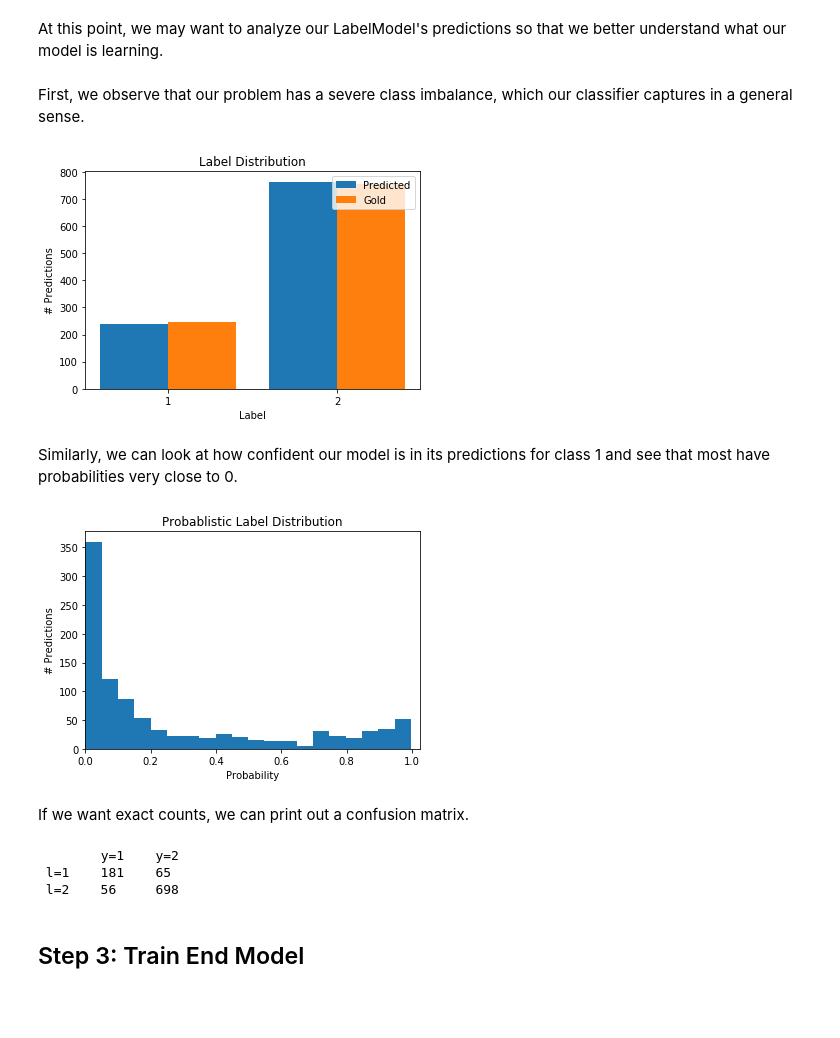
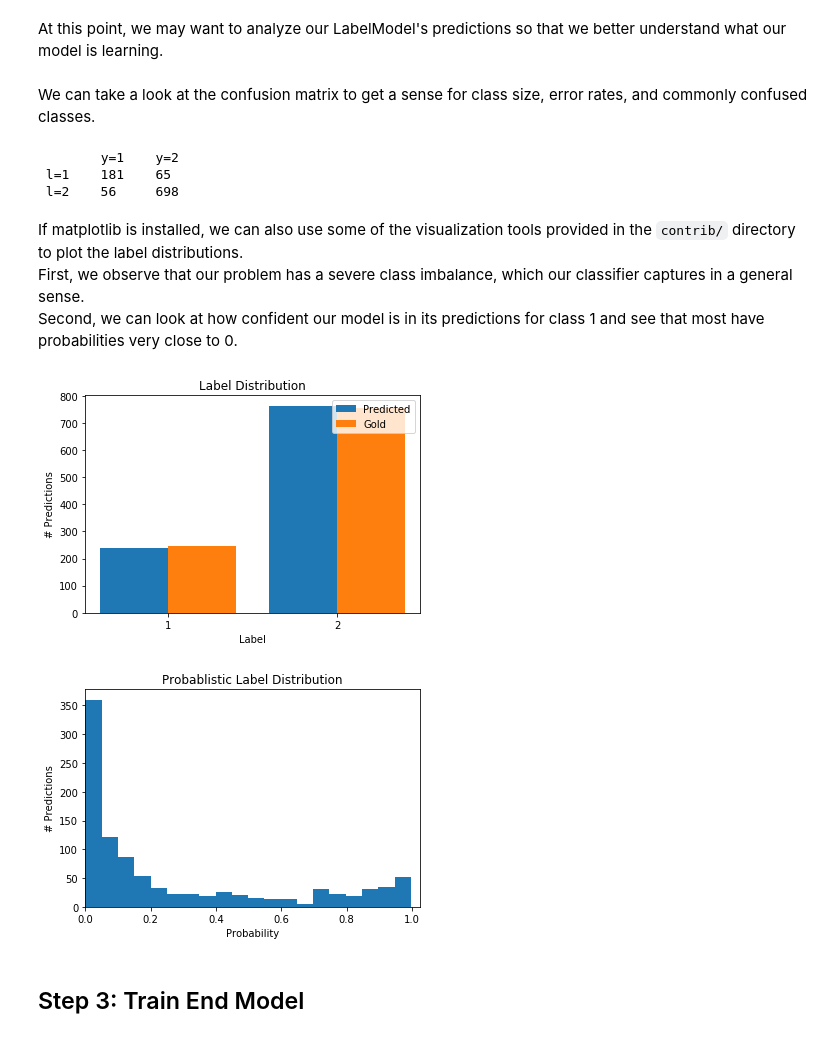
Before and after one commit to HazyResearch/metal, a Jupyter notebook: tutorials/Basics.ipynb, the cells around one changed output. Drawn from its saved outputs; the diff is of its cells as text; code cells hidden in the pictures; blank space fills up the shorter version.

Commit message:
Move matplotlib-based tools to contrib, update tutorials

```diff
--- a/tutorials/Basics.ipynb
+++ b/tutorials/Basics.ipynb
@@ -200,38 +179,39 @@ array([[0.33879491, 0.66120509],
 ### Analysis tools
 # %% [markdown]
 At this point, we may want to analyze our LabelModel's predictions so that we better understand what our model is learning.
-# %% [markdown]
-First, we observe that our problem has a severe class imbalance, which our classifier captures in a general sense.
+# %% [markdown]
+We can take a look at the confusion matrix to get a sense for class size, error rates, and commonly confused classes.
 # %%
-from metal.analysis import plot_predictions_histogram
+from metal.analysis import confusion_matrix
 
 Y_dev_p = label_model.predict(Ls[1])
 
-if 'CI' not in os.environ:
-    plot_predictions_histogram(Y_dev_p, Ys[1], title="Label Distribution")
+cm = confusion_matrix(Ys[1], Y_dev_p)
 # %% [output]
-[figure, removed]
+        y=1    y=2
+ l=1    181    65
+ l=2    56     698
 # %% [markdown]
-Similarly, we can look at how confident our model is in its predictions for class 1 and see that most have probabilities very close to 0.
+If matplotlib is installed, we can also use some of the visualization tools provided in the `contrib/` directory to plot the label distributions.
+First, we observe that our problem has a severe class imbalance, which our classifier captures in a general sense.
+Second, we can look at how confident our model is in its predictions for class 1 and see that most have probabilities very close to 0.
 # %%
-from metal.analysis import plot_probabilities_histogram
+try:
+    from metal.contrib.visualization.analysis import (
+        plot_predictions_histogram,
+        plot_probabilities_histogram,
+    )
 
-Y_dev_ps = label_model.predict_proba(Ls[1])
+    plot_predictions_histogram(Y_dev_p, Ys[1], title="Label Distribution")
 
-if 'CI' not in os.environ:
+    Y_dev_ps = label_model.predict_proba(Ls[1])
     plot_probabilities_histogram(Y_dev_ps[:,0], title="Probablistic Label Distribution")
+
+except ModuleNotFoundError:
+    print("The tools in contrib/visualization/ require matplotlib. Try `conda/pip install matplotlib`.")
 # %% [output]
-[figure, old version]
+[figure, new version]
+[figure, added]
-# %% [markdown]
-If we want exact counts, we can print out a confusion matrix.
-# %%
-from metal.analysis import confusion_matrix
-
-cm = confusion_matrix(Ys[1], Y_dev_p)
-# %% [output]
-        y=1    y=2
- l=1    181    65
- l=2    56     698
 # %% [markdown]
 ## Step 3: Train End Model
 # %% [markdown]
```
Also changed, not shown: parts of 6 cells of this notebook, 7 other files.
